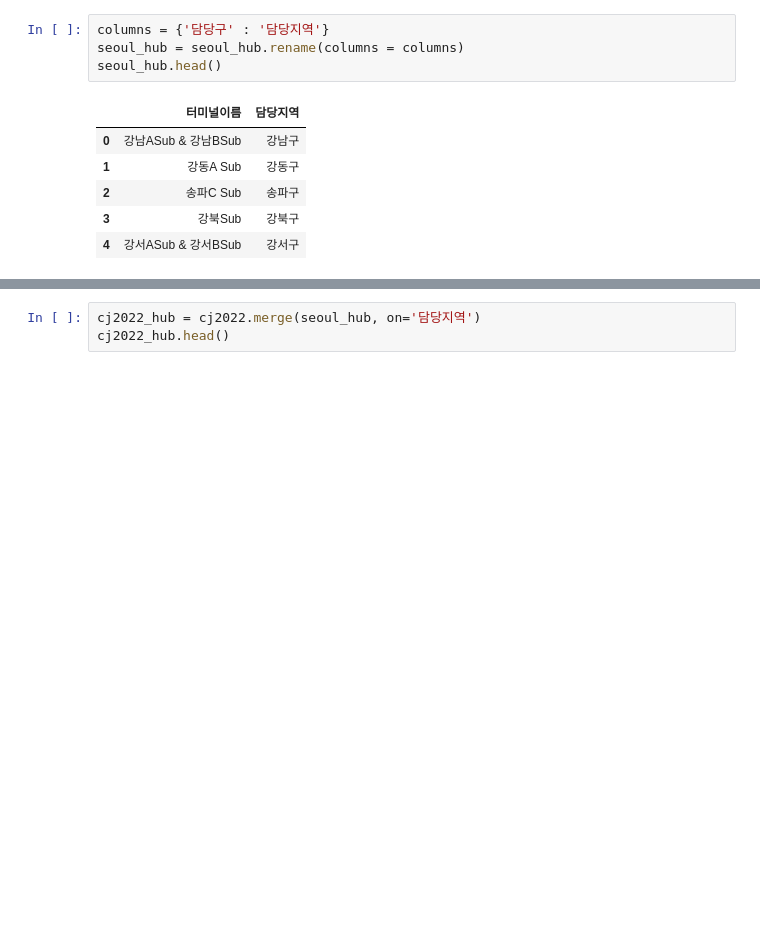
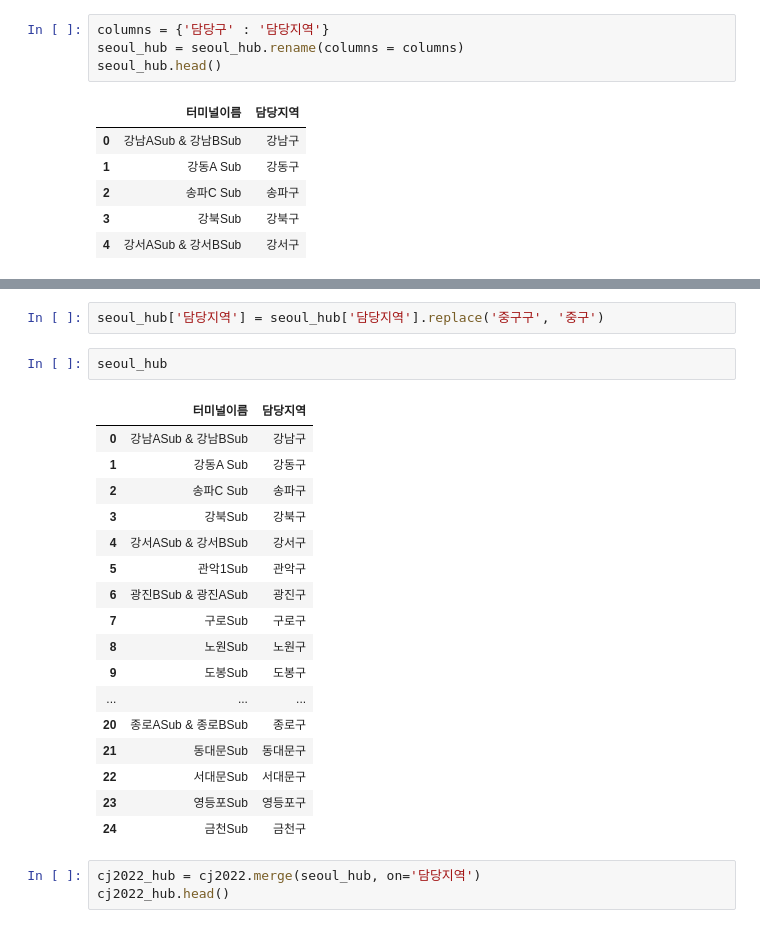
Before and after one commit to mizima1015/multi_final_project, a Jupyter notebook: 2022_물류소득연령비허브합치기.ipynb, the cells around one changed output, grey strips where cells are left out. Drawn from its saved outputs; the diff is of its cells as text; blank space fills up the shorter version.

```diff
--- a/2022_물류소득연령비허브합치기.ipynb
+++ b/2022_물류소득연령비허브합치기.ipynb
@@ -84,3 +131,25 @@ seoul_hub.head()
+# %%
+seoul_hub['담당지역'] = seoul_hub['담당지역'].replace('중구구', '중구')
+# %%
+seoul_hub
+# %% [output]
+|  | 터미널이름 | 담당지역 |
+| 0 | 강남ASub & 강남BSub | 강남구 |
+| 1 | 강동A Sub | 강동구 |
+| 2 | 송파C Sub | 송파구 |
+| 3 | 강북Sub | 강북구 |
+| 4 | 강서ASub & 강서BSub | 강서구 |
+| 5 | 관악1Sub | 관악구 |
+| 6 | 광진BSub & 광진ASub | 광진구 |
+| 7 | 구로Sub | 구로구 |
+| 8 | 노원Sub | 노원구 |
+| 9 | 도봉Sub | 도봉구 |
+| ... | ... | ... |
+| 20 | 종로ASub & 종로BSub | 종로구 |
+| 21 | 동대문Sub | 동대문구 |
+| 22 | 서대문Sub | 서대문구 |
+| 23 | 영등포Sub | 영등포구 |
+| 24 | 금천Sub | 금천구 |
 # %%
 cj2022_hub = cj2022.merge(seoul_hub, on='담당지역')
 cj2022_hub.head()
```
Also changed, not shown: parts of 10 cells of this notebook.
